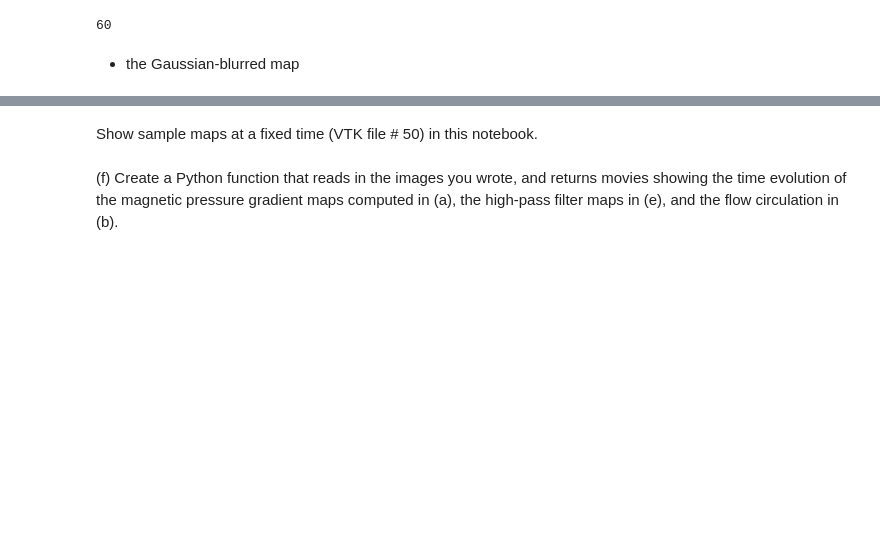
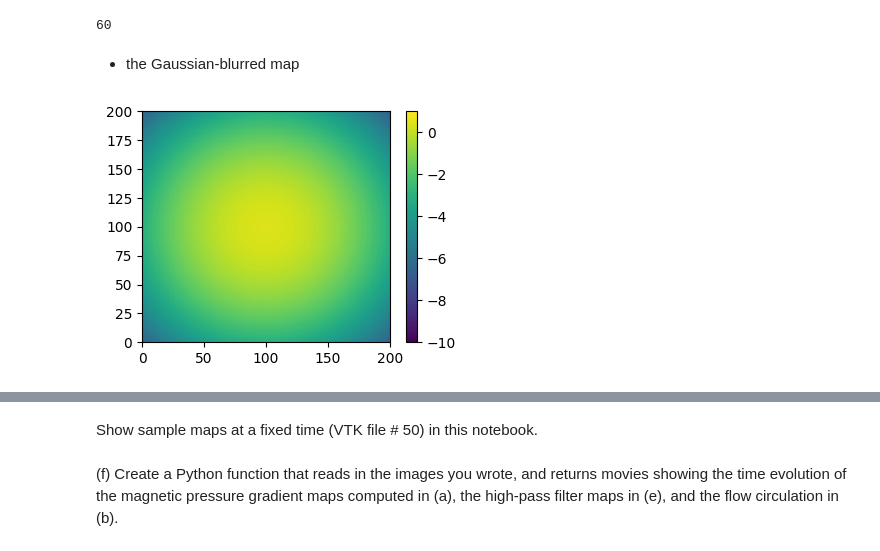
Before and after one commit to BadyMejia/documentos-para-subir, a Jupyter notebook: homework2.ipynb, the cells around one changed output, grey strips where cells are left out. Cells and saved outputs as stored; diff of their text form; code cells hidden in the pictures; blank space fills up the shorter version.

```diff
--- a/homework2.ipynb
+++ b/homework2.ipynb
@@ -897,0 +942,23 @@ gif_simulation_fourier("Fourier_filter_low","animation_filter_low.gif")
+# %%
+name_22,tem_dic,set1=data_for_gauss('data.0050.vtk')
+fft_tem=gauss(set1)
+
+def mask_gauss(x,y,sx,sy):
+    return (1/(2*np.pi*sx*sy) *\
+            np.exp(-(x**2/(2*sx**2) \
+                   + y**2/(2*sy**2))))
+
+
+xmax=np.max(set1[0])
+ymax=np.max(set1[1])
+z_m=mask_gauss(set1[0]/xmax,set1[1]/ymax,0.25,0.25)
+# %%
+plt.figure(figsize = (4,3))
+
+Z1 = plt.pcolor(np.log10(z_m), shading='auto', cmap ="viridis", vmin = -10., vmax=1.)
+
+plt.colorbar(Z1)
+
+plt.show()
+# %% [output]
+[figure, added]
```
Also changed, not shown: parts of 5 cells of this notebook.
